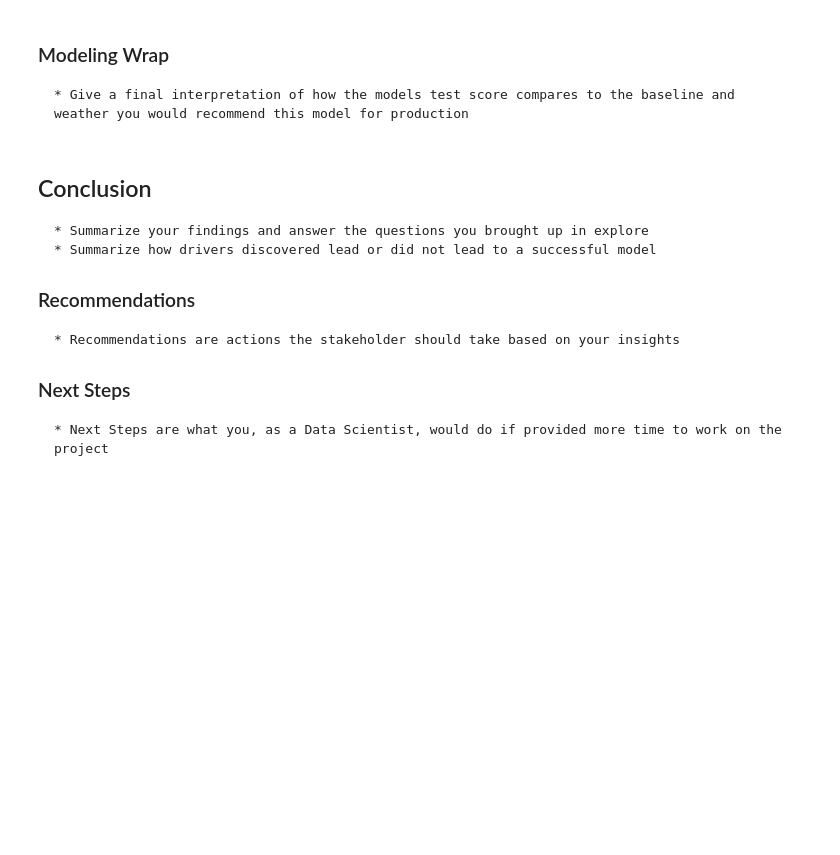
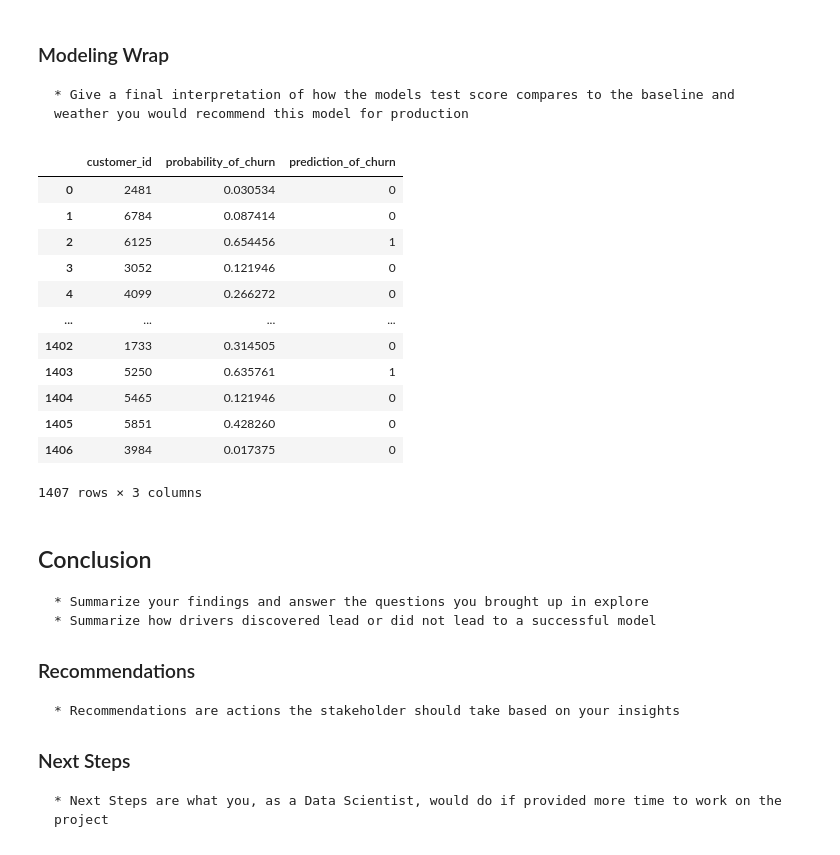
Before and after one commit to dionne-taylor096/classification-exercises, a Jupyter notebook: telecommunication_churn_final_report.ipynb, the cells around one changed output. Drawn from its saved outputs; the diff is of its cells as text; code cells hidden in the pictures; blank space fills up the shorter version.

```diff
--- a/telecommunication_churn_final_report.ipynb
+++ b/telecommunication_churn_final_report.ipynb
@@ -959,6 +998,43 @@ Best Model: GradientBoostingClassifier1 with Test Accuracy: 0.7601895734597156
 # %% [markdown]
 ### Modeling Wrap
     * Give a final interpretation of how the models test score compares to the baseline and weather you would recommend this model for production
+# %%
+# Get the best model
+best_model_name = max(evaluation_results, key=evaluation_results.get)
+best_model = best_models[best_model_name]
+
+# Predict on the test data
+y_pred = best_model.predict(X_test)
+y_proba = best_model.predict_proba(X_test)[:, 1]
+
+# Get the customer IDs from X_test
+customer_ids = X_test.index
+
+# Create a dataframe with the customer IDs, predictions, and probabilities
+predictions = pd.DataFrame({
+    'customer_id': customer_ids,
+    'probability_of_churn': y_proba,
+    'prediction_of_churn': y_pred
+})
+
+# Save the predictions to a CSV file
+predictions.to_csv('predictions.csv', index=False)
+# %%
+predictions
+# %% [output]
+|  | customer_id | probability_of_churn | prediction_of_churn |
+| 0 | 2481 | 0.030534 | 0 |
+| 1 | 6784 | 0.087414 | 0 |
+| 2 | 6125 | 0.654456 | 1 |
+| 3 | 3052 | 0.121946 | 0 |
+| 4 | 4099 | 0.266272 | 0 |
+| ... | ... | ... | ... |
+| 1402 | 1733 | 0.314505 | 0 |
+| 1403 | 5250 | 0.635761 | 1 |
+| 1404 | 5465 | 0.121946 | 0 |
+| 1405 | 5851 | 0.428260 | 0 |
+| 1406 | 3984 | 0.017375 | 0 |
+1407 rows × 3 columns
 # %% [markdown]
 ## Conclusion
 
```
Also changed, not shown: parts of 20 cells of this notebook.
